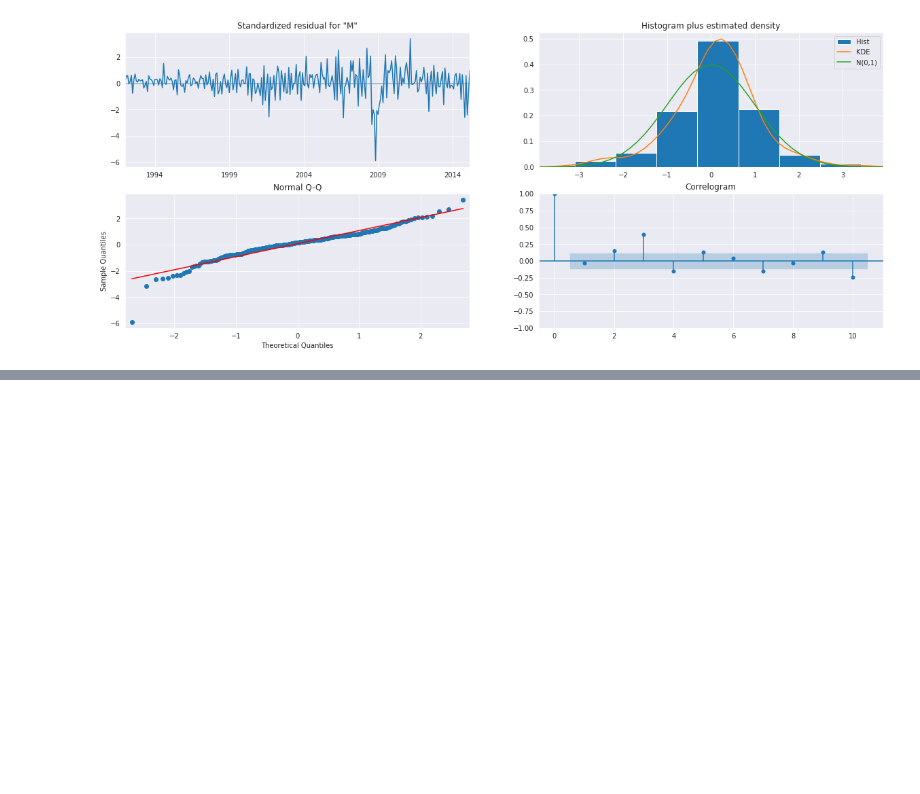
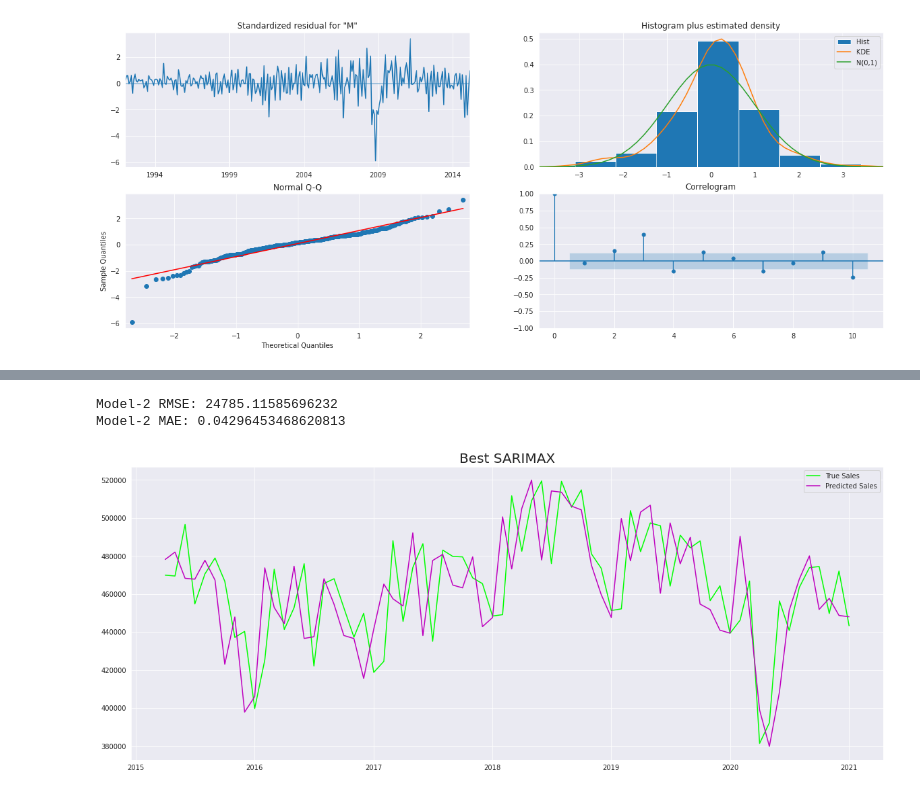
Before and after one commit to TheBlackCerberus/volatility_modelling, a Jupyter notebook: manufacturing.ipynb, the cells around one changed output, grey strips where cells are left out. Cells and saved outputs as stored; diff of their text form; code cells hidden in the pictures; blank space fills up the shorter version.

```diff
--- a/manufacturing.ipynb
+++ b/manufacturing.ipynb
@@ -354,0 +344,22 @@ sarimax_results.to_csv('sarimax_results.csv')
+# %%
+rolling_forecasts_2 = []
+residuals_2 = []
+
+for i in range(len(val)):
+    idx = val_idx[i]
+    train = manu_sales[:idx]
+    best_sarimax_fit = SARIMAX(endog=train,
+                               order=(3, 0, 3),
+                               seasonal_order=(2, 0, 1, 12),
+                               simple_differencing=True,
+                               enforce_stationarity=True,
+                               initialization='approximate_diffuse').fit(disp=0)
+    pred = best_sarimax_fit.forecast()
+    rolling_forecasts_2.append(pred)
+    y = val[i]
+    yhat = pred[0]
+    res = y - yhat
+    residuals_2.append(res)
+    print(f"Observed: {y} Predicted: {yhat:.4f} Residuals: {res:.4f}")
+
+rolling_predictions_2 = pd.Series(rolling_forecasts_2, index=val.index)
@@ -354,0 +384,19 @@ sarimax_results.to_csv('sarimax_results.csv')
+# %%
+from sklearn.metrics import mean_absolute_percentage_error
+
+rsme_model_2 = np.sqrt(mean_squared_error(val, rolling_predictions_2))
+mae_model_2 = mean_absolute_percentage_error(val,rolling_predictions_2)
+print(f"Model-2 RMSE: {rsme_model_2}")
+print(f"Model-2 MAE: {mae_model_2}")
+# %% [output]
+Model-2 RMSE: 24785.11585696232
+Model-2 MAE: 0.04296453468620813
+# %%
+plt.figure(figsize=(20,8))
+plt.title("Best SARIMAX", fontsize=20)
+plt.plot(val, c='lime', label='True Sales')
+plt.plot(rolling_predictions_2, c='m', label='Predicted Sales')
+plt.legend()
+plt.show()
+# %% [output]
+[figure, added]
```
Also changed, not shown: parts of 35 cells of this notebook, 1 other file.
